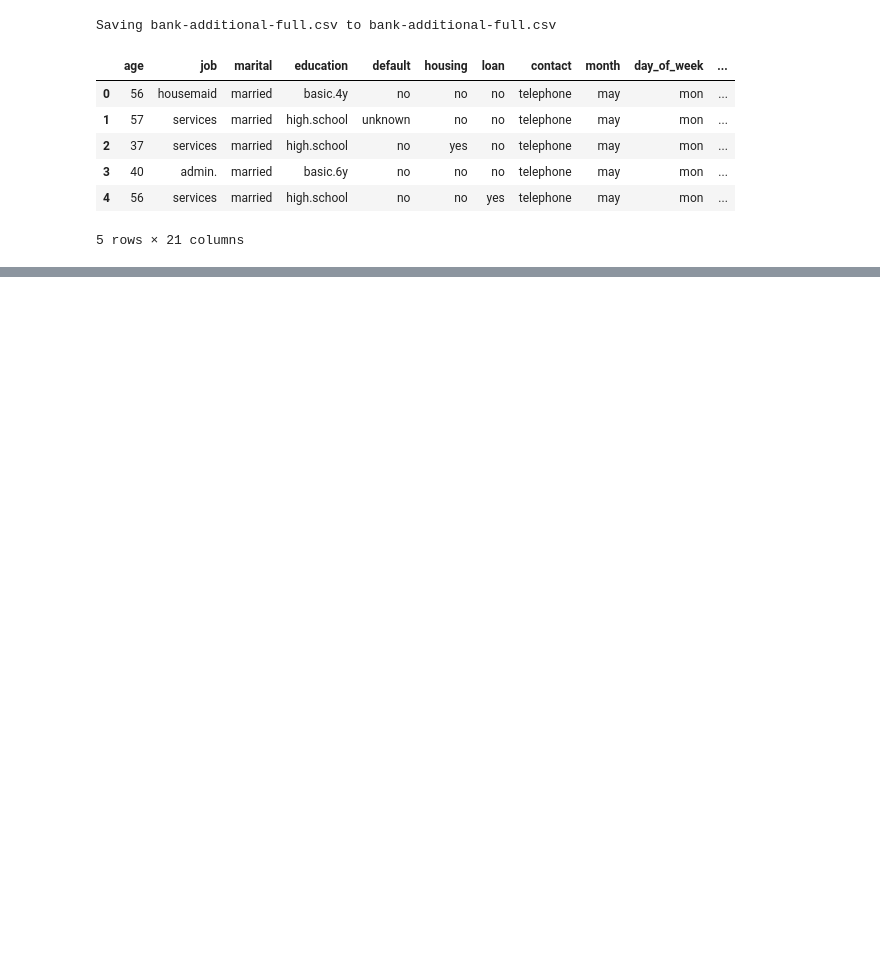
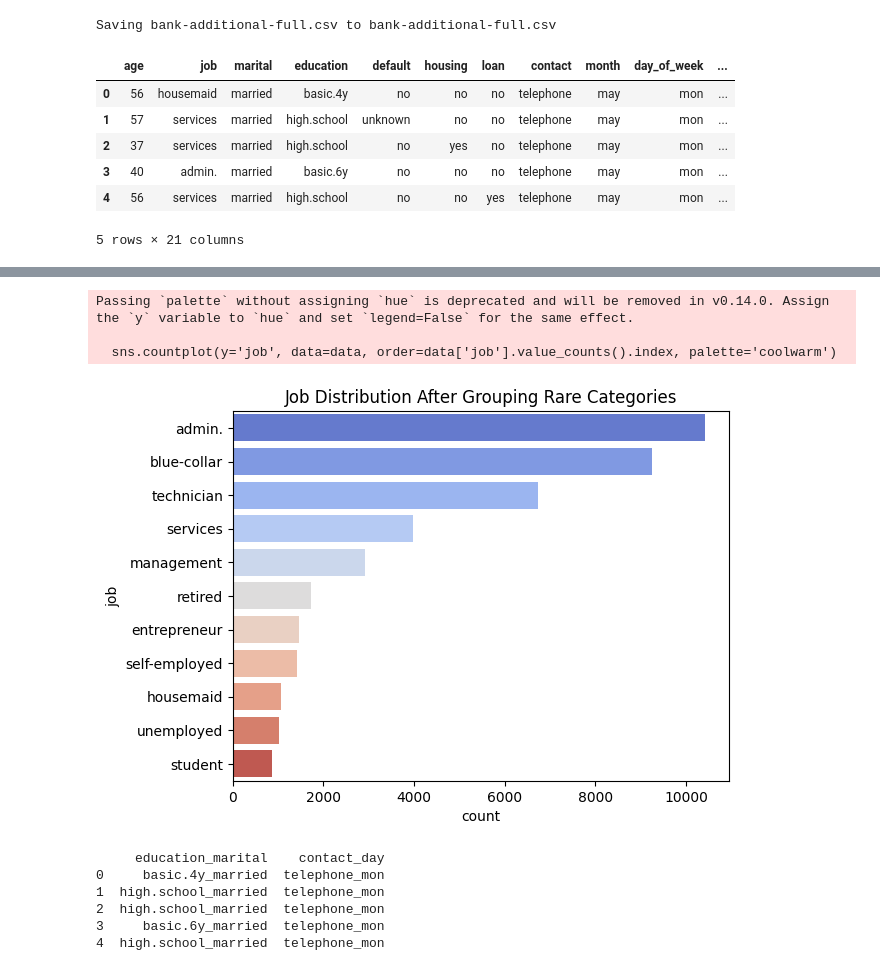
Before and after one commit to dilshanindi/Bank_Marketing, a Jupyter notebook: ML_CW.ipynb, the cells around one changed output, grey strips where cells are left out. Saved outputs shown, nothing was run; the diff lists cells and outputs as text; code cells hidden in the pictures; blank space fills up the shorter version.

```diff
--- a/ML_CW.ipynb
+++ b/ML_CW.ipynb
@@ -96,0 +107,30 @@ Target distribution after SMOTE: [36548 36548]
+# %%
+# Grouping rare job categories into 'other'
+rare_jobs = data['job'].value_counts()[data['job'].value_counts() < 100].index
+data['job'] = data['job'].replace(rare_jobs, 'other')
+
+# Visualizing job distribution
+sns.countplot(y='job', data=data, order=data['job'].value_counts().index, palette='coolwarm')
+plt.title('Job Distribution After Grouping Rare Categories')
+plt.show()
+# %% [output]
+Passing `palette` without assigning `hue` is deprecated and will be removed in v0.14.0. Assign the `y` variable to `hue` and set `legend=False` for the same effect.
+
+  sns.countplot(y='job', data=data, order=data['job'].value_counts().index, palette='coolwarm')
+[figure, added]
+# %%
+# Interaction between education level and marital status
+data['education_marital'] = data['education'] + '_' + data['marital']
+
+# Interaction between contact and day of the week
+data['contact_day'] = data['contact'] + '_' + data['day_of_week']
+
+# Display sample interactions
+print(data[['education_marital', 'contact_day']].head())
+# %% [output]
+     education_marital    contact_day
+0     basic.4y_married  telephone_mon
+1  high.school_married  telephone_mon
+2  high.school_married  telephone_mon
+3     basic.6y_married  telephone_mon
+4  high.school_married  telephone_mon
```
Also changed, not shown: parts of 28 cells of this notebook.
